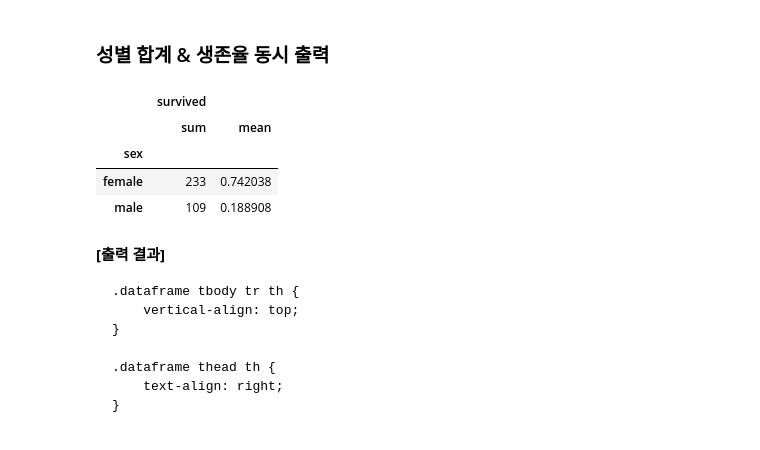
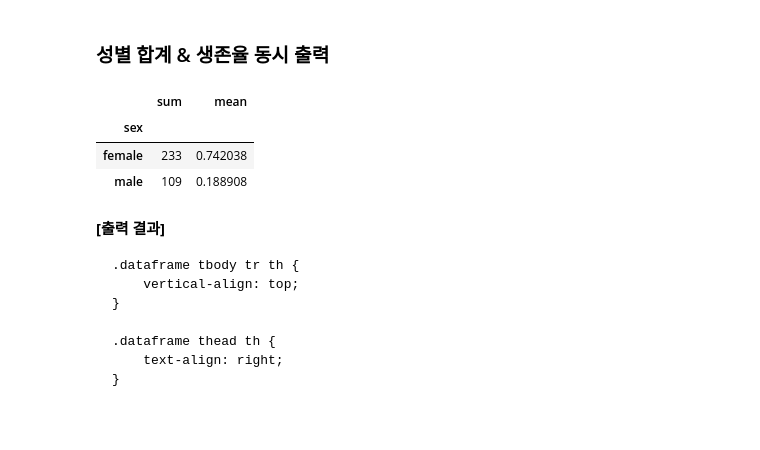
Before and after one commit to dsvit100/pandas, a Jupyter notebook: 10-titanic-practice-sol.ipynb, the cells around one changed output. Saved outputs shown, nothing was run; the diff lists cells and outputs as text; code cells hidden in the pictures.

```diff
--- a/10-titanic-practice-sol.ipynb
+++ b/10-titanic-practice-sol.ipynb
@@ -544,9 +543,8 @@ df.groupby('embarked')[['survived']].agg(['sum', 'mean'])
 ### 성별 합계 & 생존율 동시 출력
 # %%
 # 코드를 입력해 주세요
-df.groupby('sex')[['survived']].agg(['sum', 'mean'])
+df.groupby('sex')['survived'].agg(['sum', 'mean'])
 # %% [output]
-|  | survived |  |
 |  | sum | mean |
 | sex |  |  |
 | female | 233 | 0.742038 |
```
Also changed, not shown: parts of 3 cells of this notebook, 1 other file.
